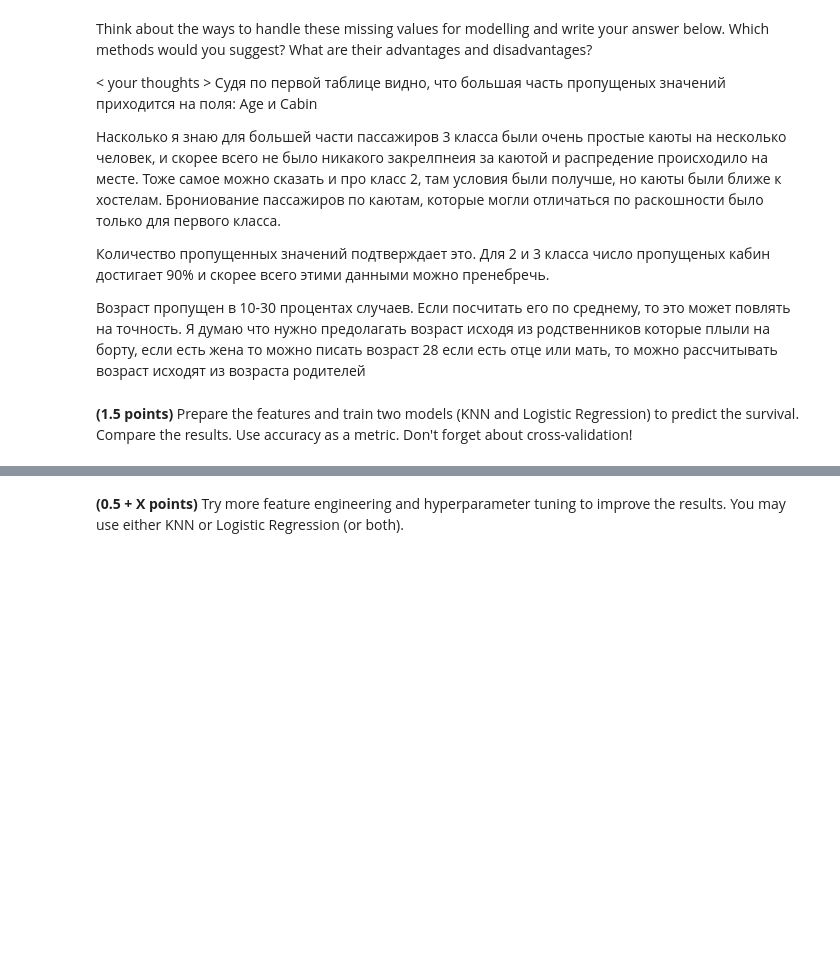
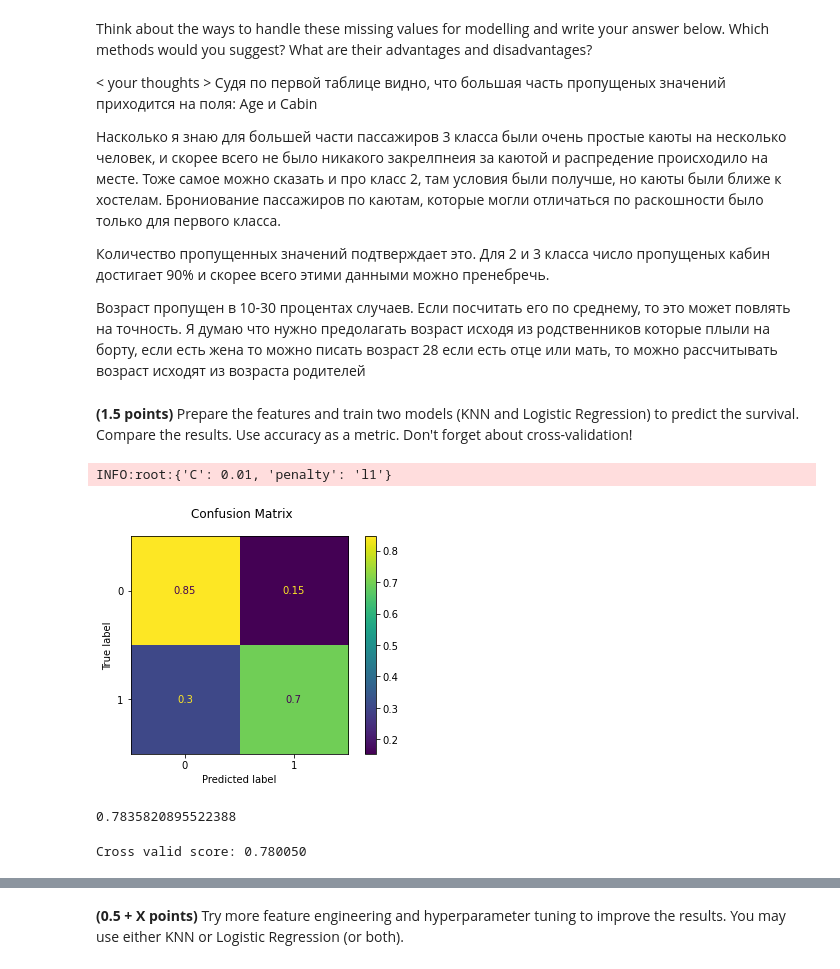
Before and after one commit to YakovGrischenko/rss-ml-intro, a Jupyter notebook: 5_classification_linear_knn/classification.ipynb, the cells around one changed output, grey strips where cells are left out. Drawn from its saved outputs; the diff is of its cells as text; code cells hidden in the pictures; blank space fills up the shorter version.

Commit message:
impl | submit to kaggle with score 0.78229

```diff
--- a/5_classification_linear_knn/classification.ipynb
+++ b/5_classification_linear_knn/classification.ipynb
@@ -258,0 +285,40 @@ y = data['Survived']
+# %%
+features_list = ['Age', 'Pclass', 'Sex_number', 'Port_number', 'SibSp', 'Parch']
+
+data = pd.read_csv(os.path.join(PATH, 'titanic', 'train.csv')).set_index('PassengerId')
+data.fillna({'Age': data['Age'].mean()*2}, inplace=True)
+
+data.fillna({'Pclass': 3}, inplace=True)
+
+data['Sex_number'] = data.apply(lambda x: 0 if x['Sex'] == 'female' else 1 , axis=1)
+data['Port_number'] = data.apply(lambda x: 0 if x['Embarked'] == 'Q' else 0.5 if x['Embarked'] == 'S' else 1 , axis=1)
+
+
+#print(data.groupby('Sex_number').count().max(axis=1))
+
+y = data['Survived']
+X_or = data[features_list] #   #
+
+def My_Suer_Simple_Scaler(data):
+    return ((data - data.mean())/data.std()).values
+
+X=My_Suer_Simple_Scaler(X_or)
+
+
+X_train, X_test, y_train, y_test = train_test_split(X, y, test_size=0.15, shuffle=True, random_state=42)
+# %%
+lr_param_grid = {'C': [0.01, 0.1, 0.10, 0.10, 0.10, 0.10],
+                 'penalty': ['l1', 'l2']}
+lr_clf = GridSearchCV(LogisticRegression(random_state=42, max_iter=1000, solver='saga', n_jobs=-1), lr_param_grid)
+lr_best_clf, lr_stats = fit_plot_confusion(lr_clf, X_train, y_train, X_test, y_test)
+y_pred = lr_best_clf.predict(X_test)
+metrics.accuracy_score(y_pred, y_test)
+# %% [output]
+INFO:root:{'C': 0.01, 'penalty': 'l1'}
+[figure, added]
+0.7835820895522388
+# %%
+print('Cross valid score: {:f}'.format(cross_val_score(lr_clf, X,
+                                                           y, scoring='accuracy', cv=10).mean()))
+# %% [output]
+Cross valid score: 0.780050
```
Also changed, not shown: parts of 20 cells of this notebook, 1 other file.
